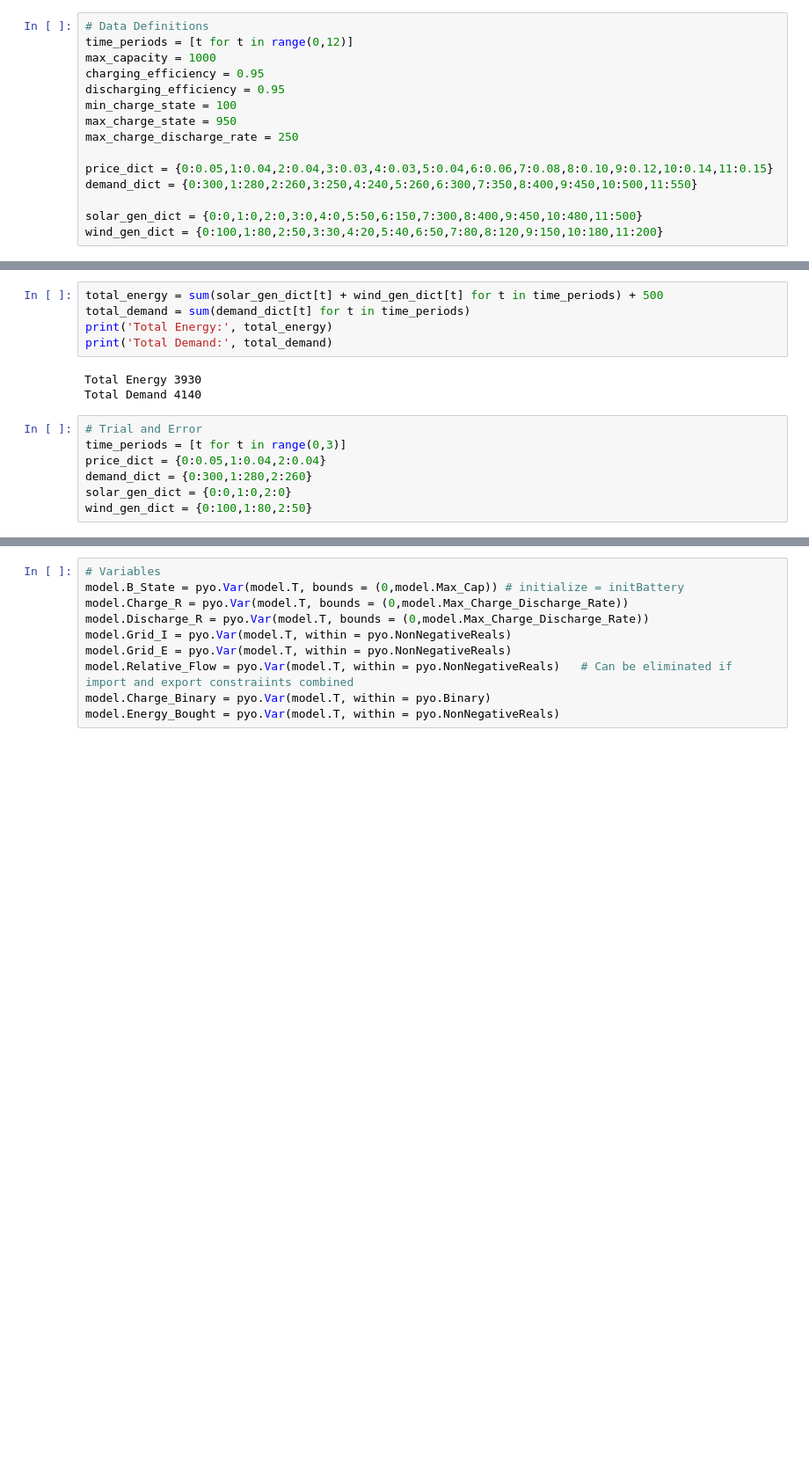
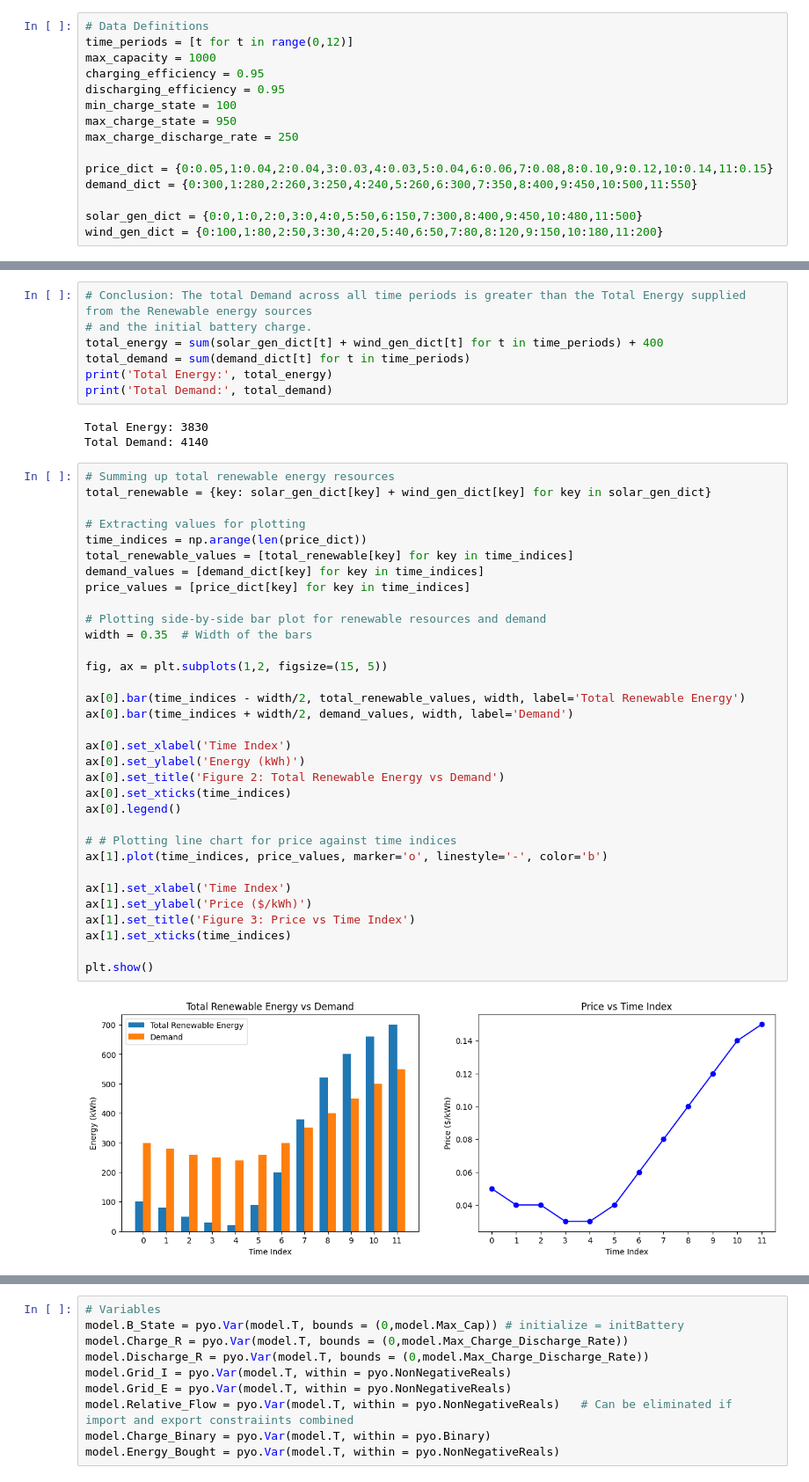
Before and after one commit to buckyball99/Microgrid-Energy-Optimization, a Jupyter notebook: Microgrid_Optimization.ipynb, the cells around one changed output, grey strips where cells are left out. Shown: that part at 88% size. Saved outputs shown, nothing was run; the diff lists cells and outputs as text; blank space fills up the shorter version.

Commit message:
Completed the model, added markdown code for explainability, data analysis, graphs for model output.

```diff
--- a/Microgrid_Optimization.ipynb
+++ b/Microgrid_Optimization.ipynb
@@ -18,15 +56,45 @@ wind_gen_dict = {0:100,1:80,2:50,3:30,4:20,5:40,6:50,7:80,8:120,9:150,10:180,11:
 # %%
-total_energy = sum(solar_gen_dict[t] + wind_gen_dict[t] for t in time_periods) + 500
+# Conclusion: The total Demand across all time periods is greater than the Total Energy supplied from the Renewable energy sources
+# and the initial battery charge.
+total_energy = sum(solar_gen_dict[t] + wind_gen_dict[t] for t in time_periods) + 400
 total_demand = sum(demand_dict[t] for t in time_periods)
 print('Total Energy:', total_energy)
 print('Total Demand:', total_demand)
 # %% [output]
-Total Energy 3930
-Total Demand 4140
+Total Energy: 3830
+Total Demand: 4140
-# %%
-# Trial and Error
-time_periods = [t for t in range(0,3)]
-price_dict = {0:0.05,1:0.04,2:0.04}
-demand_dict = {0:300,1:280,2:260}
-solar_gen_dict = {0:0,1:0,2:0}
-wind_gen_dict = {0:100,1:80,2:50}
+# %%
+# Summing up total renewable energy resources
+total_renewable = {key: solar_gen_dict[key] + wind_gen_dict[key] for key in solar_gen_dict}
+
+# Extracting values for plotting
+time_indices = np.arange(len(price_dict))
+total_renewable_values = [total_renewable[key] for key in time_indices]
+demand_values = [demand_dict[key] for key in time_indices]
+price_values = [price_dict[key] for key in time_indices]
+
+# Plotting side-by-side bar plot for renewable resources and demand
+width = 0.35  # Width of the bars
+
+fig, ax = plt.subplots(1,2, figsize=(15, 5))
+
+ax[0].bar(time_indices - width/2, total_renewable_values, width, label='Total Renewable Energy')
+ax[0].bar(time_indices + width/2, demand_values, width, label='Demand')
+
+ax[0].set_xlabel('Time Index')
+ax[0].set_ylabel('Energy (kWh)')
+ax[0].set_title('Figure 2: Total Renewable Energy vs Demand')
+ax[0].set_xticks(time_indices)
+ax[0].legend()
+
+# # Plotting line chart for price against time indices
+ax[1].plot(time_indices, price_values, marker='o', linestyle='-', color='b')
+
+ax[1].set_xlabel('Time Index')
+ax[1].set_ylabel('Price ($/kWh)')
+ax[1].set_title('Figure 3: Price vs Time Index')
+ax[1].set_xticks(time_indices)
+
+plt.show()
+# %% [output]
+[figure, added]
```
Also changed, not shown: parts of 26 cells of this notebook, 2 other files.
